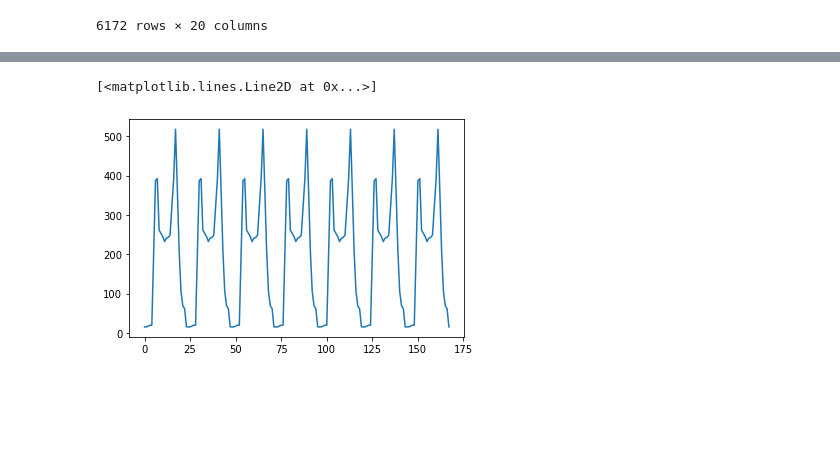
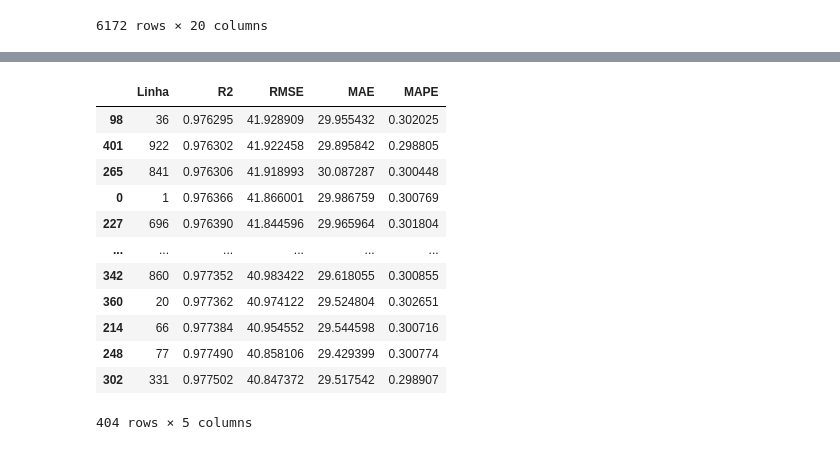
Before and after one commit to medeirosvictor/ds-mobilidade-urbana-fortaleza, a Jupyter notebook: PrevEmbarque-TradicionalSimples-SemSerieTemporal.ipynb, the cells around one changed output, grey strips where cells are left out. Drawn from its saved outputs; the diff is of its cells as text; code cells hidden in the pictures; blank space fills up the shorter version.

```diff
--- a/PrevEmbarque-TradicionalSimples-SemSerieTemporal.ipynb
+++ b/PrevEmbarque-TradicionalSimples-SemSerieTemporal.ipynb
@@ -213,5 +190,31 @@ for ds in range(7):
-# %%
-plt.plot(d_prev)
-# %% [output]
-[<matplotlib.lines.Line2D at 0x...>]
-[figure, removed]
+# %%
+#data_model
+#data_model.loc[data['linha'] == busline_filter].copy()
+linha_lista = data_model.linha.unique()
+#linha_lista = linha_lista[:5]
+res_map = list()
+for linha in linha_lista:
+    #print(linha) it is working
+    currentLinhaData = data_model.loc[data['linha'] == linha].copy()
+    model, performance = singlebusline_model(RandomForestModel, X, y)
+    performance.insert(0, linha)
+    res_map.append(performance)
+
+res_map = pd.DataFrame(res_map,columns=['Linha', 'R2', 'RMSE', 'MAE', 'MAPE'])
+
+#performance_scoring['Score'] = performance_scoring['Score'].astype('float64')
+#df_comp = pd.DataFrame(res_map, columns =['linha', 'R2', 'RMSE', 'MAE', 'MAPE'])
+# %% [output]
+|  | Linha | R2 | RMSE | MAE | MAPE |
+| 98 | 36 | 0.976295 | 41.928909 | 29.955432 | 0.302025 |
+| 401 | 922 | 0.976302 | 41.922458 | 29.895842 | 0.298805 |
+| 265 | 841 | 0.976306 | 41.918993 | 30.087287 | 0.300448 |
+| 0 | 1 | 0.976366 | 41.866001 | 29.986759 | 0.300769 |
+| 227 | 696 | 0.976390 | 41.844596 | 29.965964 | 0.301804 |
+| ... | ... | ... | ... | ... | ... |
+| 342 | 860 | 0.977352 | 40.983422 | 29.618055 | 0.300855 |
+| 360 | 20 | 0.977362 | 40.974122 | 29.524804 | 0.302651 |
+| 214 | 66 | 0.977384 | 40.954552 | 29.544598 | 0.300716 |
+| 248 | 77 | 0.977490 | 40.858106 | 29.429399 | 0.300774 |
+| 302 | 331 | 0.977502 | 40.847372 | 29.517542 | 0.298907 |
+404 rows × 5 columns
```
Also changed, not shown: parts of 7 cells of this notebook, 3 other files.
